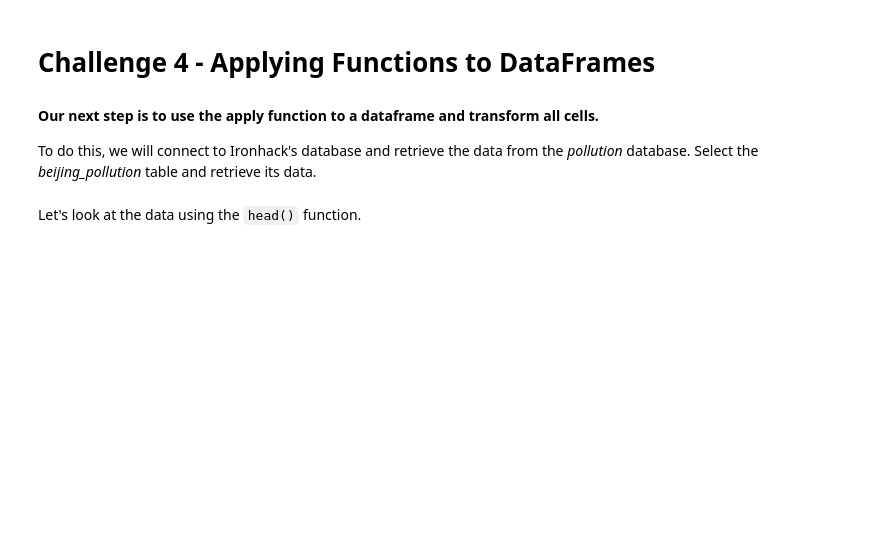
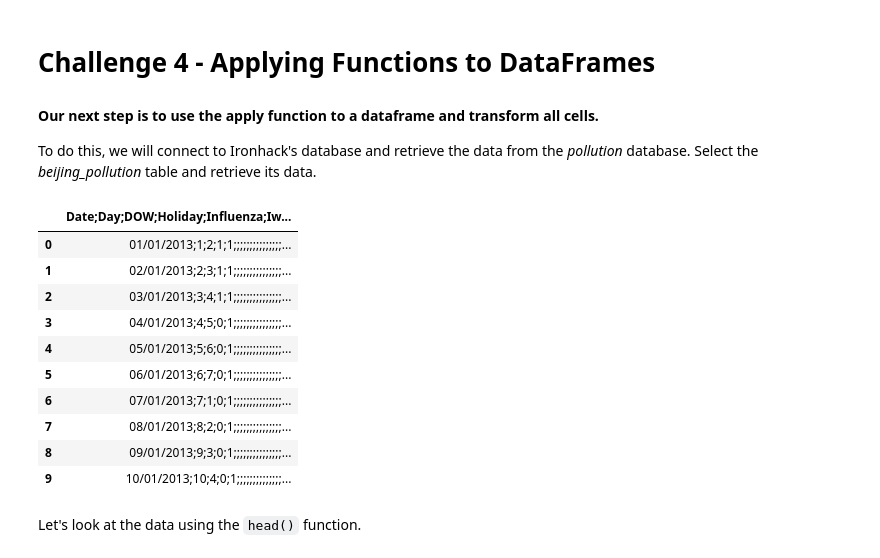
Before and after one commit to Zzabur/Simplon-Data-Engineer, a Jupyter notebook: Jour3/labs/Intro_Pandas/05_Map_filter_Reduce/main.ipynb, the cells around one changed output. Drawn from its saved outputs; the diff is of its cells as text; code cells hidden in the pictures; blank space fills up the shorter version.

```diff
--- a/Jour3/labs/Intro_Pandas/05_Map_filter_Reduce/main.ipynb
+++ b/Jour3/labs/Intro_Pandas/05_Map_filter_Reduce/main.ipynb
@@ -193,6 +193,20 @@ PROPHET  |Almustafa, chosen beloved, who was dawn unto his own day, had waited t
 To do this, we will connect to Ironhack's database and retrieve the data from the *pollution* database. Select the *beijing_pollution* table and retrieve its data.
 # %%
 # your code here
+pollution = pd.read_csv("pollution.csv")
+pollution.head(10)
+# %% [output]
+|  | Date;Day;DOW;Holiday;Influenza;Iw... |
+| 0 | 01/01/2013;1;2;1;1;;;;;;;;;;;;;;;... |
+| 1 | 02/01/2013;2;3;1;1;;;;;;;;;;;;;;;... |
+| 2 | 03/01/2013;3;4;1;1;;;;;;;;;;;;;;;... |
+| 3 | 04/01/2013;4;5;0;1;;;;;;;;;;;;;;;... |
+| 4 | 05/01/2013;5;6;0;1;;;;;;;;;;;;;;;... |
+| 5 | 06/01/2013;6;7;0;1;;;;;;;;;;;;;;;... |
+| 6 | 07/01/2013;7;1;0;1;;;;;;;;;;;;;;;... |
+| 7 | 08/01/2013;8;2;0;1;;;;;;;;;;;;;;;... |
+| 8 | 09/01/2013;9;3;0;1;;;;;;;;;;;;;;;... |
+| 9 | 10/01/2013;10;4;0;1;;;;;;;;;;;;;;... |
 # %% [markdown]
 Let's look at the data using the `head()` function.
 # %%
```
Also changed, not shown: parts of 3 cells of this notebook, 5 other files.
